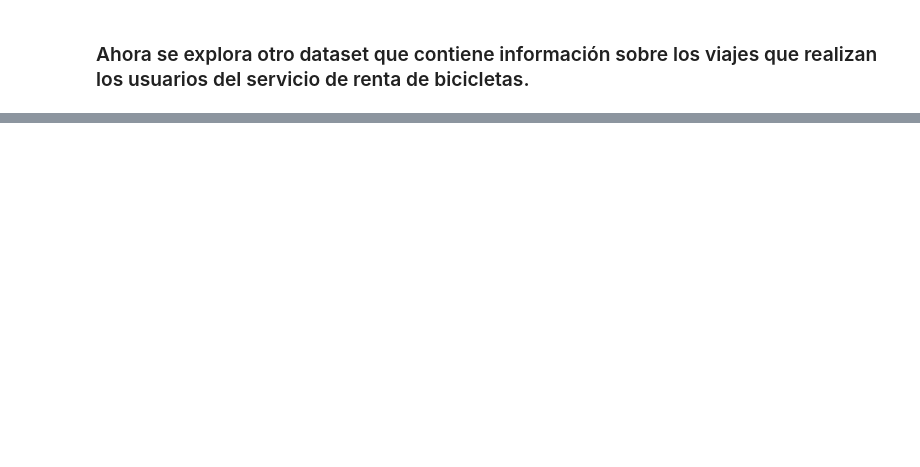
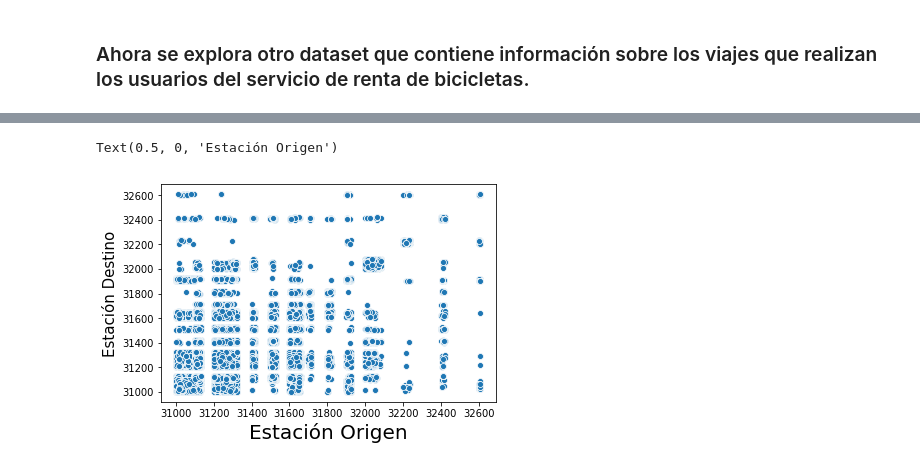
Before and after one commit to Miguelrom/LibretasML, a Jupyter notebook: Proyecto_1/Bike share dataset.ipynb, the cells around one changed output, grey strips where cells are left out. Saved outputs shown, nothing was run; the diff lists cells and outputs as text; code cells hidden in the pictures; blank space fills up the shorter version.

```diff
--- a/Proyecto_1/Bike share dataset.ipynb
+++ b/Proyecto_1/Bike share dataset.ipynb
@@ -262,0 +368,7 @@ Dimensiones del dataset trip_data: (360225, 9)
+# %%
+sns.scatterplot(x=trip_data['Start station number'], y=trip_data['End station number'], data=trip_data)
+plt.ylabel('Estación Destino', fontsize=15)
+plt.xlabel('Estación Origen', fontsize=20)
+# %% [output]
+Text(0.5, 0, 'Estación Origen')
+[figure, added]
```
Also changed, not shown: parts of 45 cells of this notebook.
